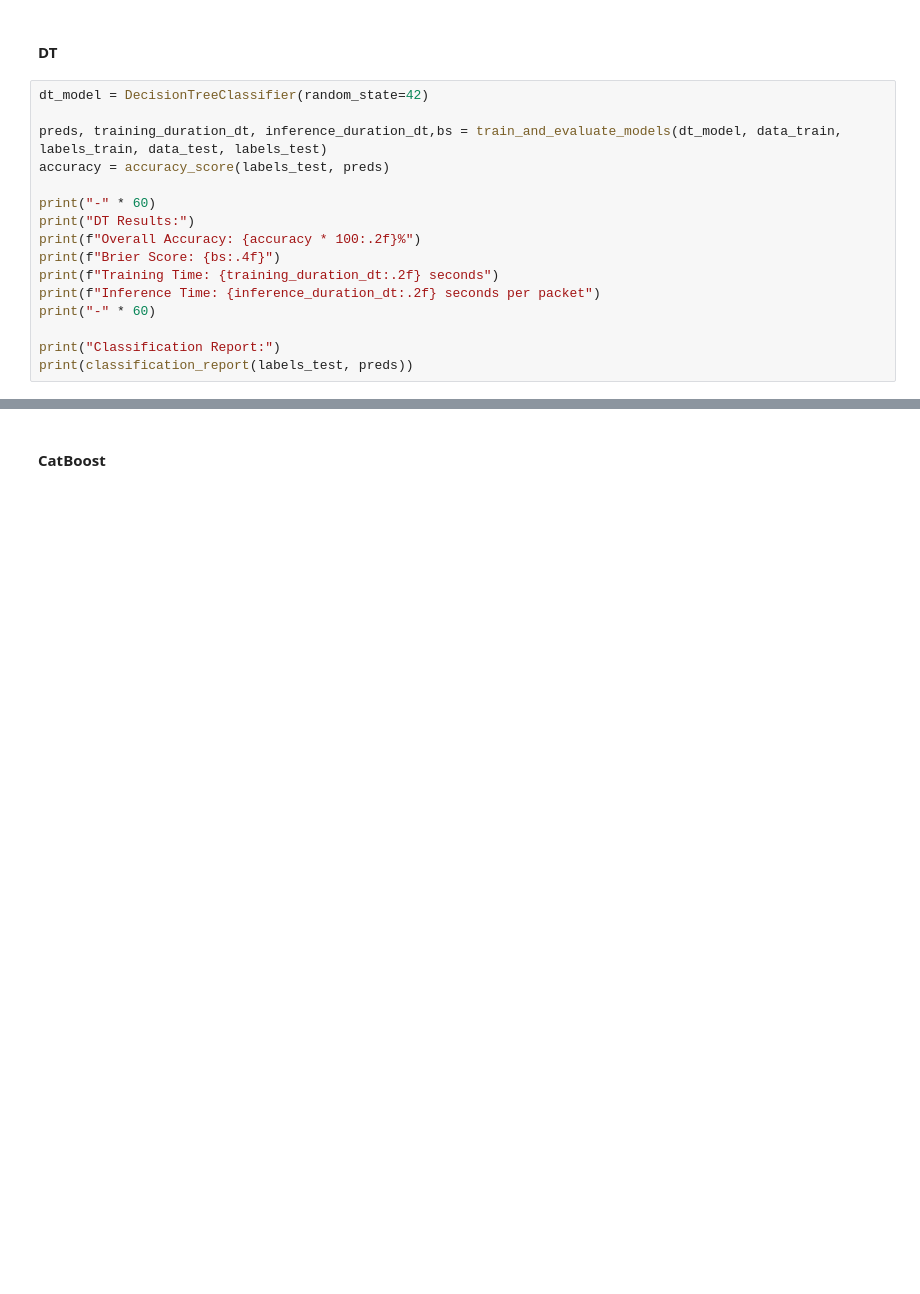
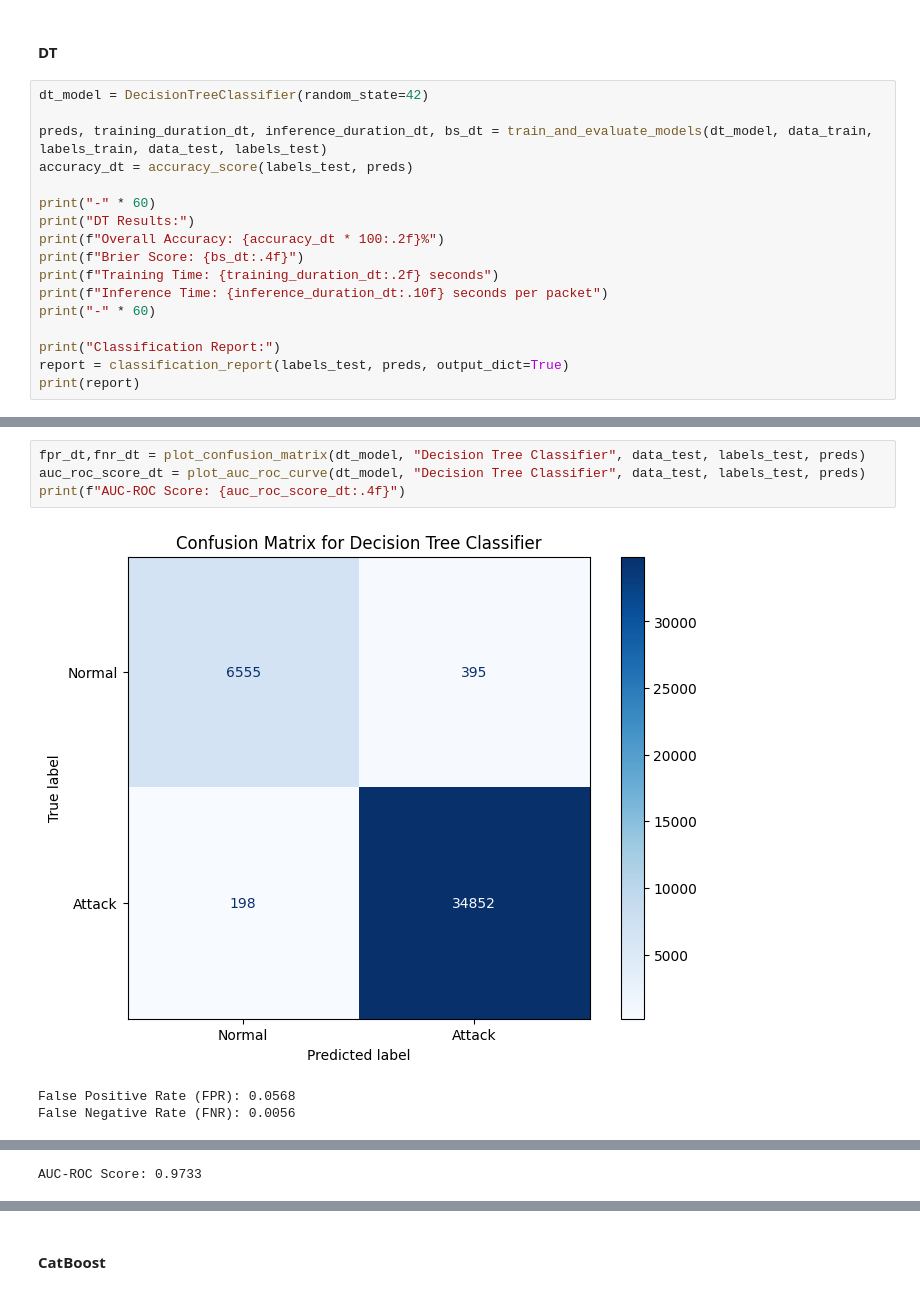
Before and after one commit to MohHaroon/XAI-based-ZSL-for-IIDS, a Jupyter notebook: model_train_eval.ipynb, the cells around one changed output, grey strips where cells are left out. Saved outputs shown, nothing was run; the diff lists cells and outputs as text; blank space fills up the shorter version.

```diff
--- a/model_train_eval.ipynb
+++ b/model_train_eval.ipynb
@@ -239,19 +319,20 @@ weighted avg       0.99      0.99      0.99     42000
 # %%
 dt_model = DecisionTreeClassifier(random_state=42)
 
-preds, training_duration_dt, inference_duration_dt,bs = train_and_evaluate_models(dt_model, data_train, labels_train, data_test, labels_test)
-accuracy = accuracy_score(labels_test, preds)
+preds, training_duration_dt, inference_duration_dt, bs_dt = train_and_evaluate_models(dt_model, data_train, labels_train, data_test, labels_test)
+accuracy_dt = accuracy_score(labels_test, preds)
 
 print("-" * 60)
 print("DT Results:")
-print(f"Overall Accuracy: {accuracy * 100:.2f}%")
-print(f"Brier Score: {bs:.4f}")
+print(f"Overall Accuracy: {accuracy_dt * 100:.2f}%")
+print(f"Brier Score: {bs_dt:.4f}")
 print(f"Training Time: {training_duration_dt:.2f} seconds")
-print(f"Inference Time: {inference_duration_dt:.2f} seconds per packet")
+print(f"Inference Time: {inference_duration_dt:.10f} seconds per packet")
 print("-" * 60)
 
 print("Classification Report:")
-print(classification_report(labels_test, preds))
+report = classification_report(labels_test, preds, output_dict=True)
+print(report)
 # %% [output]
 ------------------------------------------------------------
 DT Results:
@@ -271,0 +346,8 @@ weighted avg       0.99      0.99      0.99     42000
+# %%
+fpr_dt,fnr_dt = plot_confusion_matrix(dt_model, "Decision Tree Classifier", data_test, labels_test, preds)
+auc_roc_score_dt = plot_auc_roc_curve(dt_model, "Decision Tree Classifier", data_test, labels_test, preds)
+print(f"AUC-ROC Score: {auc_roc_score_dt:.4f}")
+# %% [output]
+[figure, added]
+False Positive Rate (FPR): 0.0568
+False Negative Rate (FNR): 0.0056
@@ -271,0 +355 @@ weighted avg       0.99      0.99      0.99     42000
+AUC-ROC Score: 0.9733
```
Also changed, not shown: parts of 16 cells of this notebook.
